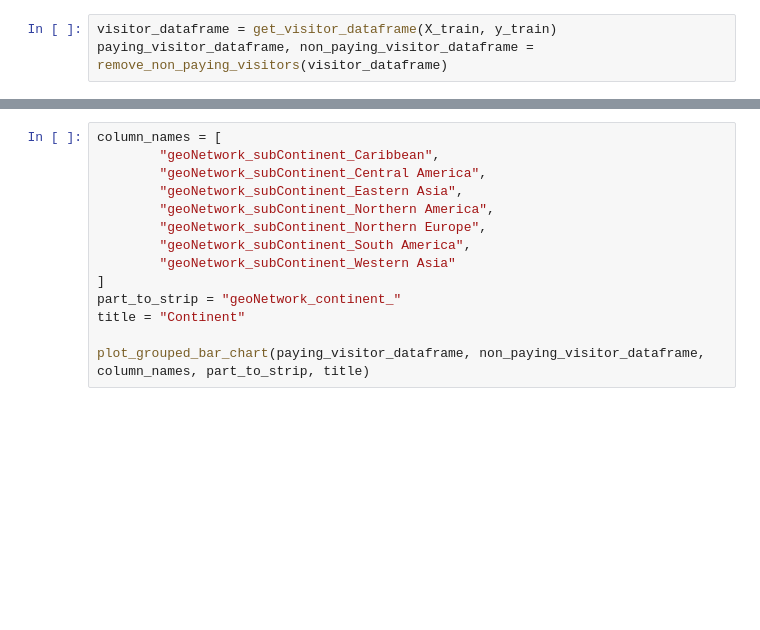
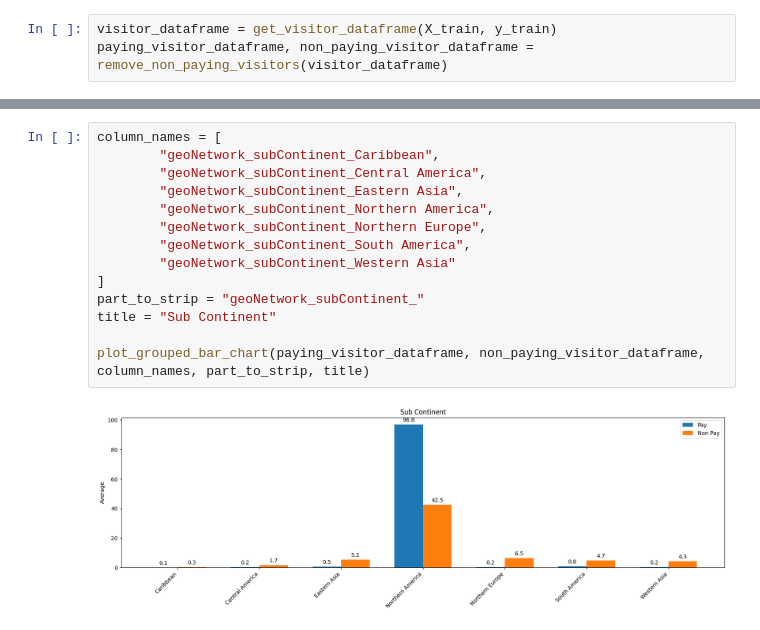
Before and after one commit to thymenyj/samsung, a Jupyter notebook: jupyter/app/feature_analysis.ipynb, the cells around one changed output, grey strips where cells are left out. Saved outputs shown, nothing was run; the diff lists cells and outputs as text; blank space fills up the shorter version.

```diff
--- a/jupyter/app/feature_analysis.ipynb
+++ b/jupyter/app/feature_analysis.ipynb
@@ -388,16 +144,18 @@ plot_grouped_bar_chart(paying_visitor_dataframe, non_paying_visitor_dataframe, c
 # %%
 column_names = [
         "geoNetwork_subContinent_Caribbean",
         "geoNetwork_subContinent_Central America",
         "geoNetwork_subContinent_Eastern Asia",
         "geoNetwork_subContinent_Northern America",
         "geoNetwork_subContinent_Northern Europe",
         "geoNetwork_subContinent_South America",
         "geoNetwork_subContinent_Western Asia"
 ]
-part_to_strip = "geoNetwork_continent_"
-title = "Continent"
+part_to_strip = "geoNetwork_subContinent_"
+title = "Sub Continent"
 
 plot_grouped_bar_chart(paying_visitor_dataframe, non_paying_visitor_dataframe, column_names, part_to_strip, title)
+# %% [output]
+[figure, added]
 # %%
 column_names = [
```
Also changed, not shown: parts of 15 cells of this notebook, 1 other file.
